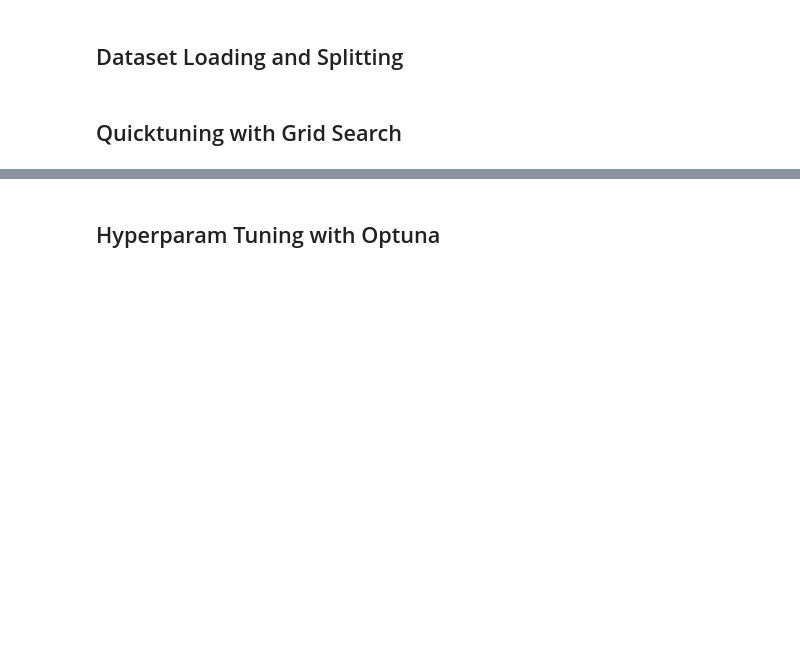
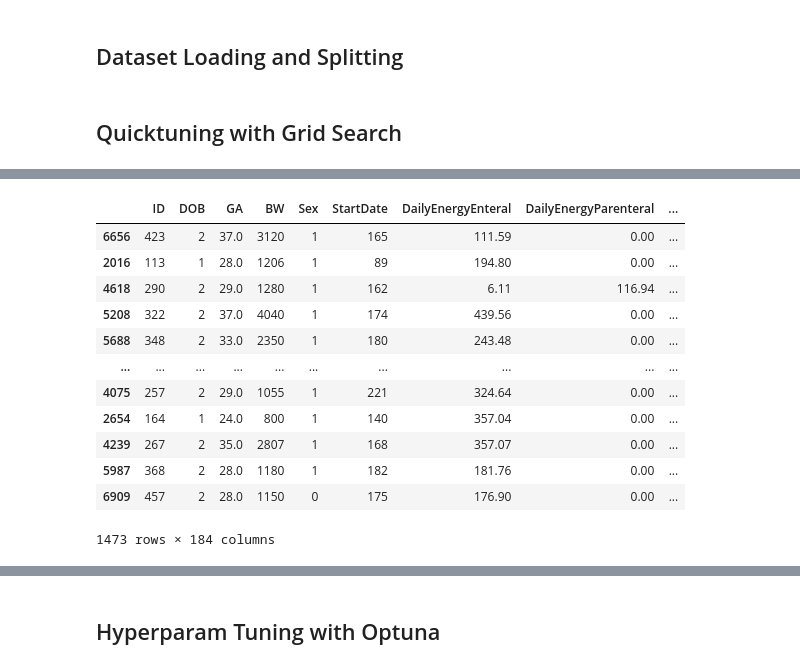
Before and after one commit to walkerad03/mpsc, a Jupyter notebook: notebooks/hyperparams.ipynb, the cells around one changed output, grey strips where cells are left out. Cells and saved outputs as stored; diff of their text form; code cells hidden in the pictures; blank space fills up the shorter version.

```diff
--- a/notebooks/hyperparams.ipynb
+++ b/notebooks/hyperparams.ipynb
@@ -76,0 +144,16 @@ AttributeError: 'GridSearchCV' object has no attribute 'feature_importances_'
+# %%
+X_test
+# %% [output]
+|  | ID | DOB | GA | BW | Sex | StartDate | DailyEnergyEnteral | DailyEnergyParenteral | ... |
+| 6656 | 423 | 2 | 37.0 | 3120 | 1 | 165 | 111.59 | 0.00 | ... |
+| 2016 | 113 | 1 | 28.0 | 1206 | 1 | 89 | 194.80 | 0.00 | ... |
+| 4618 | 290 | 2 | 29.0 | 1280 | 1 | 162 | 6.11 | 116.94 | ... |
+| 5208 | 322 | 2 | 37.0 | 4040 | 1 | 174 | 439.56 | 0.00 | ... |
+| 5688 | 348 | 2 | 33.0 | 2350 | 1 | 180 | 243.48 | 0.00 | ... |
+| ... | ... | ... | ... | ... | ... | ... | ... | ... | ... |
+| 4075 | 257 | 2 | 29.0 | 1055 | 1 | 221 | 324.64 | 0.00 | ... |
+| 2654 | 164 | 1 | 24.0 | 800 | 1 | 140 | 357.04 | 0.00 | ... |
+| 4239 | 267 | 2 | 35.0 | 2807 | 1 | 168 | 357.07 | 0.00 | ... |
+| 5987 | 368 | 2 | 28.0 | 1180 | 1 | 182 | 181.76 | 0.00 | ... |
+| 6909 | 457 | 2 | 28.0 | 1150 | 0 | 175 | 176.90 | 0.00 | ... |
+1473 rows × 184 columns
```
Also changed, not shown: parts of 5 cells of this notebook, 6 other files.
